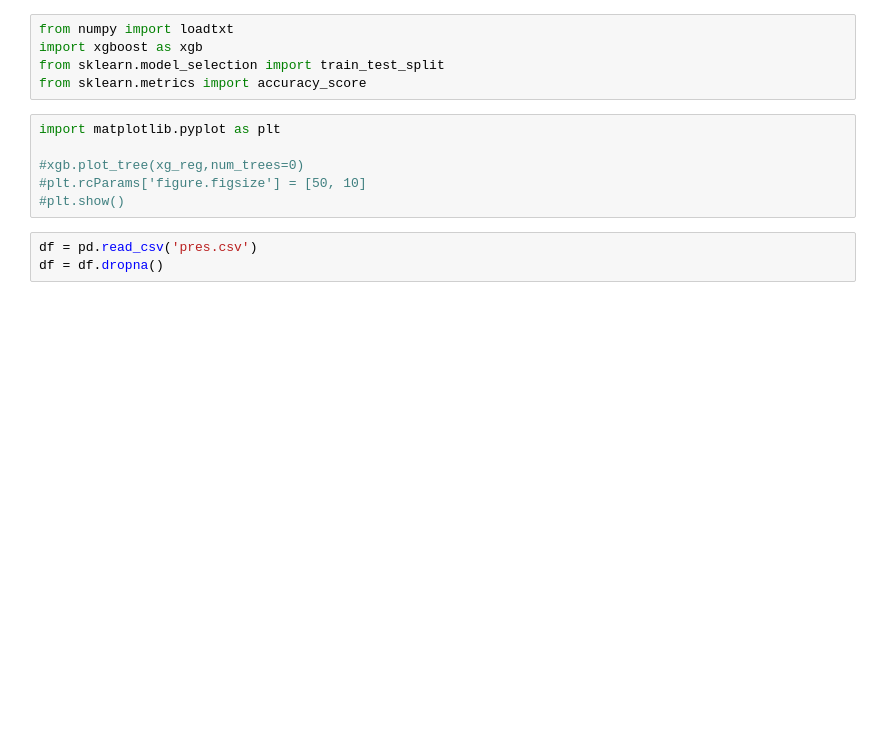
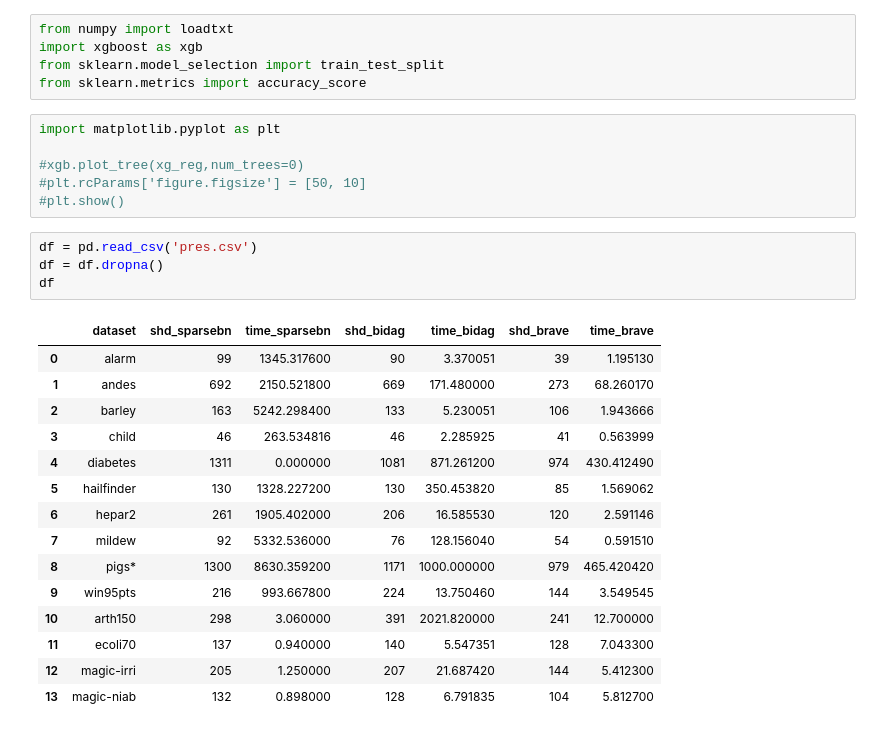
Before and after one commit to jrzkaminski/BAMT-old, a Jupyter notebook: temp_nb.ipynb, the cells around one changed output. Saved outputs shown, nothing was run; the diff lists cells and outputs as text; blank space fills up the shorter version.

```diff
--- a/temp_nb.ipynb
+++ b/temp_nb.ipynb
@@ -16,5 +16,22 @@ import matplotlib.pyplot as plt
 # %%
 df = pd.read_csv('pres.csv')
 df = df.dropna()
+df
+# %% [output]
+|  | dataset | shd_sparsebn | time_sparsebn | shd_bidag | time_bidag | shd_brave | time_brave |
+| 0 | alarm | 99 | 1345.317600 | 90 | 3.370051 | 39 | 1.195130 |
+| 1 | andes | 692 | 2150.521800 | 669 | 171.480000 | 273 | 68.260170 |
+| 2 | barley | 163 | 5242.298400 | 133 | 5.230051 | 106 | 1.943666 |
+| 3 | child | 46 | 263.534816 | 46 | 2.285925 | 41 | 0.563999 |
+| 4 | diabetes | 1311 | 0.000000 | 1081 | 871.261200 | 974 | 430.412490 |
+| 5 | hailfinder | 130 | 1328.227200 | 130 | 350.453820 | 85 | 1.569062 |
+| 6 | hepar2 | 261 | 1905.402000 | 206 | 16.585530 | 120 | 2.591146 |
+| 7 | mildew | 92 | 5332.536000 | 76 | 128.156040 | 54 | 0.591510 |
+| 8 | pigs* | 1300 | 8630.359200 | 1171 | 1000.000000 | 979 | 465.420420 |
+| 9 | win95pts | 216 | 993.667800 | 224 | 13.750460 | 144 | 3.549545 |
+| 10 | arth150 | 298 | 3.060000 | 391 | 2021.820000 | 241 | 12.700000 |
+| 11 | ecoli70 | 137 | 0.940000 | 140 | 5.547351 | 128 | 7.043300 |
+| 12 | magic-irri | 205 | 1.250000 | 207 | 21.687420 | 144 | 5.412300 |
+| 13 | magic-niab | 132 | 0.898000 | 128 | 6.791835 | 104 | 5.812700 |
 # %%
 plt.figure()
```
Also changed, not shown: parts of 3 cells of this notebook, 4 other files.
